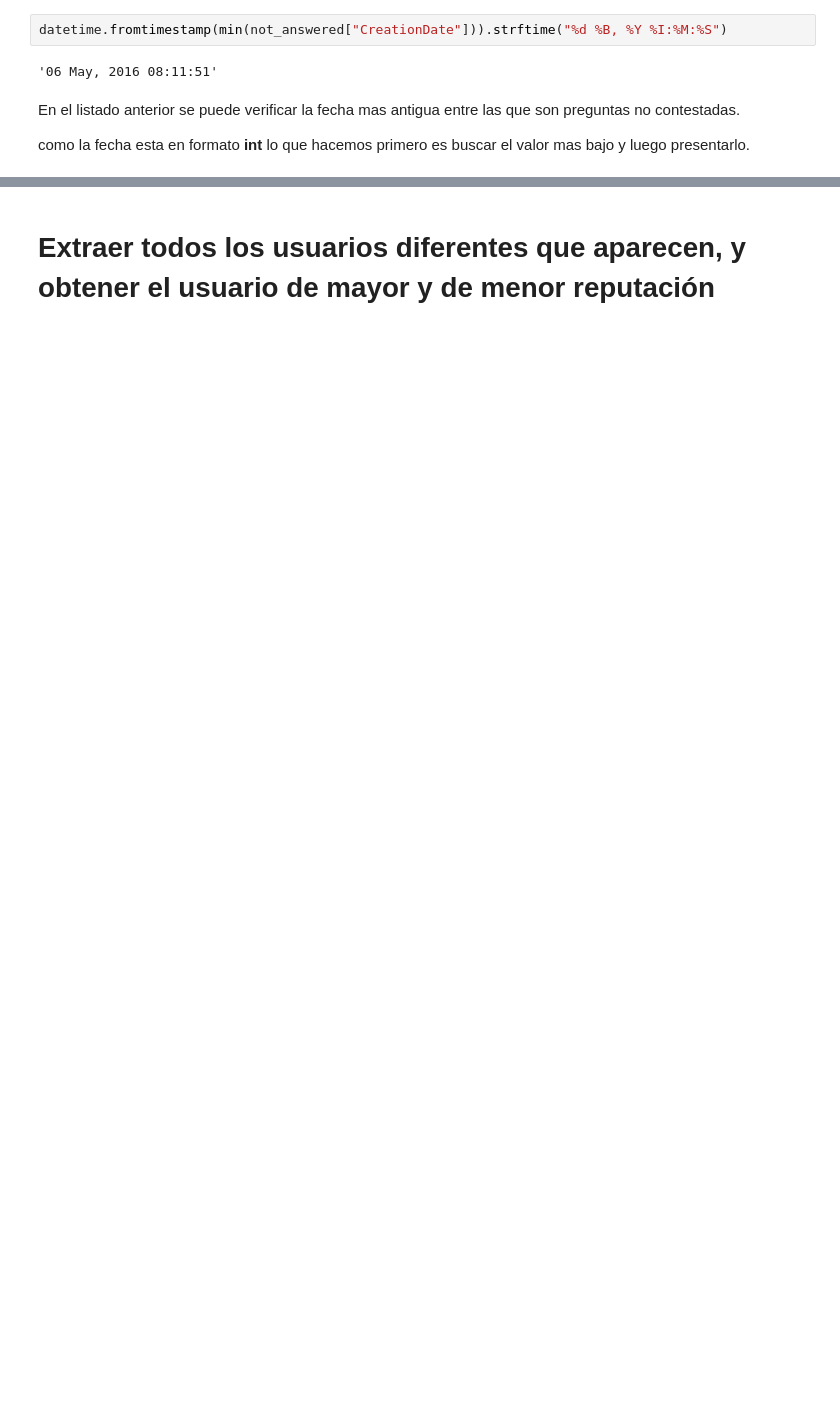
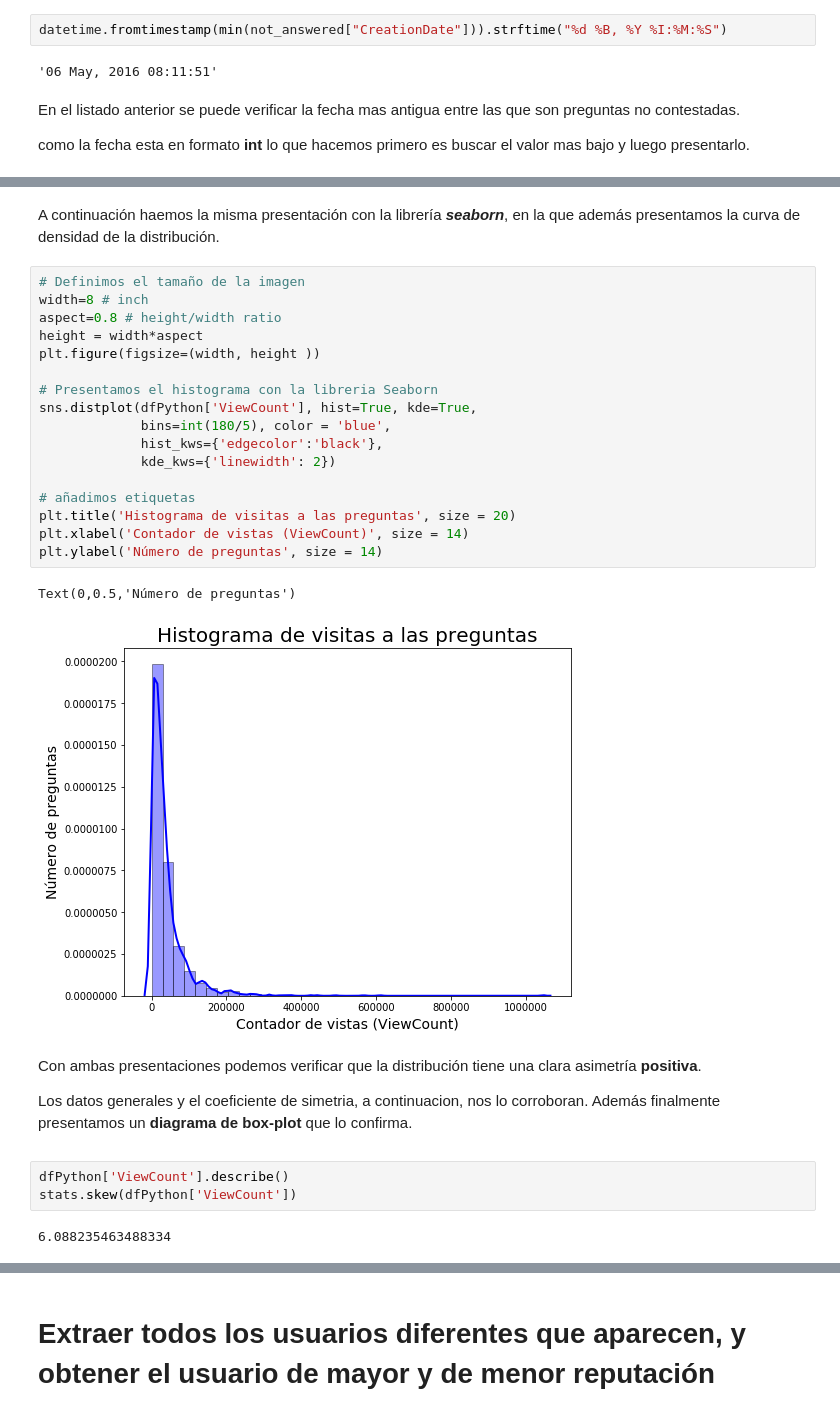
Before and after one commit to rgarciarui/UAH_HA_PEC2, a Jupyter notebook: PEC2_GarciaRuiz_Ricardo.ipynb, the cells around one changed output, grey strips where cells are left out. Drawn from its saved outputs; the diff is of its cells as text; blank space fills up the shorter version.

```diff
--- a/PEC2_GarciaRuiz_Ricardo.ipynb
+++ b/PEC2_GarciaRuiz_Ricardo.ipynb
@@ -349,0 +338,30 @@ sns.distplot(dfPython['ViewCount'], hist=True, kde=True,
+# %% [markdown]
+<p>A continuación haemos la misma presentación con la librería  <b><i>seaborn</i></b>, en la que además presentamos la curva de densidad de la distribución.</p>
+# %%
+# Definimos el tamaño de la imagen
+width=8 # inch
+aspect=0.8 # height/width ratio
+height = width*aspect
+plt.figure(figsize=(width, height ))
+
+# Presentamos el histograma con la libreria Seaborn
+sns.distplot(dfPython['ViewCount'], hist=True, kde=True,
+             bins=int(180/5), color = 'blue',
+             hist_kws={'edgecolor':'black'},
+             kde_kws={'linewidth': 2})
+
+# añadimos etiquetas
+plt.title('Histograma de visitas a las preguntas', size = 20)
+plt.xlabel('Contador de vistas (ViewCount)', size = 14)
+plt.ylabel('Número de preguntas', size = 14)
+# %% [output]
+Text(0,0.5,'Número de preguntas')
+[figure, added]
+# %% [markdown]
+<p>Con ambas presentaciones podemos verificar que la distribución tiene una clara asimetría <b>positiva</b>.</p>
+<p>Los datos generales y el coeficiente de simetria, a continuacion, nos lo corroboran. Además finalmente presentamos un <b>diagrama de box-plot</b> que lo confirma.<p>
+# %%
+dfPython['ViewCount'].describe()
+stats.skew(dfPython['ViewCount'])
+# %% [output]
+6.088235463488334
```
Also changed, not shown: parts of 18 cells of this notebook, 2 other files.
